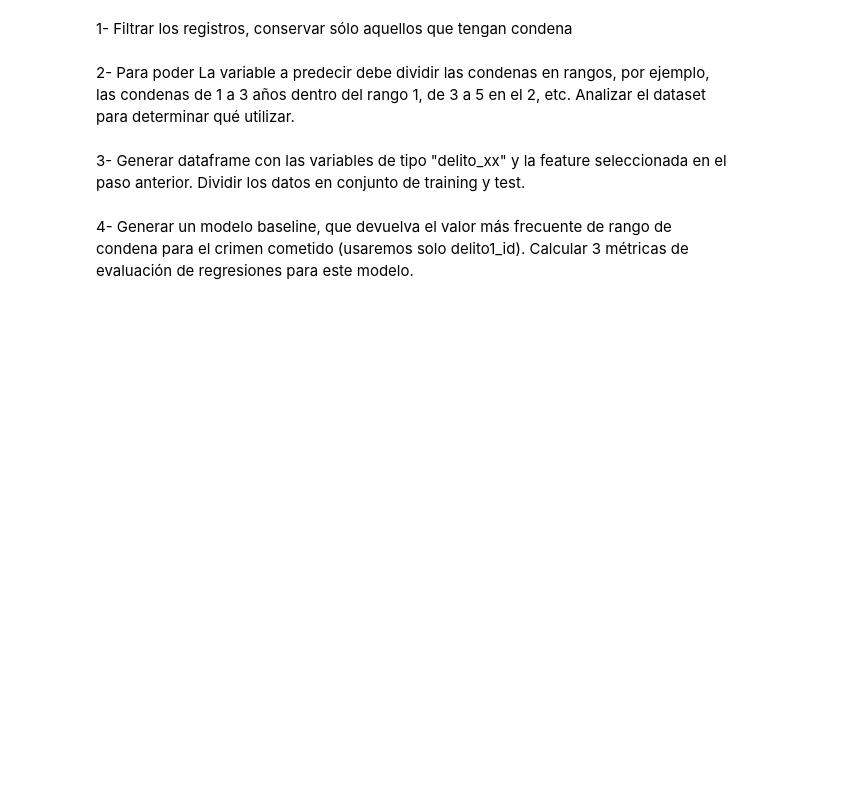
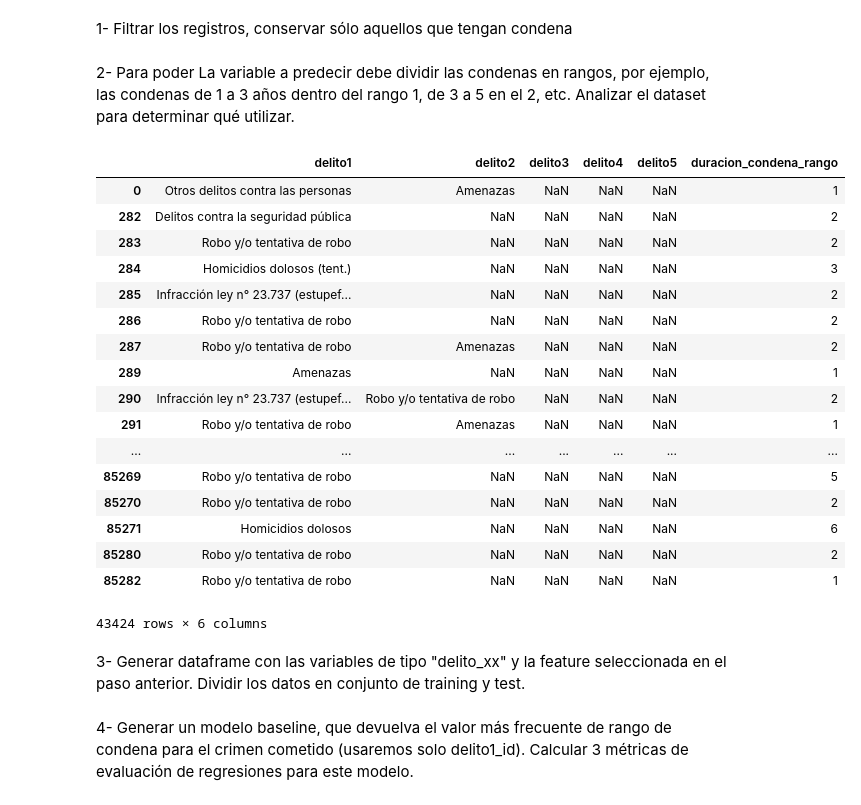
Before and after one commit to nahuelalmeira/poblacionPenal, a Jupyter notebook: IntroML/DiploDatos_PoblacionPenitenciariaArgentina_Intro_ML.ipynb, the cells around one changed output. Cells and saved outputs as stored; diff of their text form; code cells hidden in the pictures; blank space fills up the shorter version.

```diff
--- a/IntroML/DiploDatos_PoblacionPenitenciariaArgentina_Intro_ML.ipynb
+++ b/IntroML/DiploDatos_PoblacionPenitenciariaArgentina_Intro_ML.ipynb
@@ -329,11 +335,30 @@ Test (59.43710262667086, 41.64132297692475, 0.14238494312172845)
 # %% [markdown]
 2- Para poder La variable a predecir debe dividir las condenas en rangos, por ejemplo, las condenas de 1 a 3 años dentro del rango 1, de 3 a 5 en el 2, etc. Analizar el dataset para determinar qué utilizar.
 # %%
-delito_columns = ['delito{:d}_descripcion'.format(i) for i in range(1, 6)]
+delito_columns = ['delito{:d}'.format(i) for i in range(1, 6)]
 columns = delito_columns + ['duracion_condena_rango']
 data = filtered_data[columns]
 df1 = pd.DataFrame(data, columns=columns)
 df1
+# %% [output]
+|  | delito1 | delito2 | delito3 | delito4 | delito5 | duracion_condena_rango |
+| 0 | Otros delitos contra las personas | Amenazas | NaN | NaN | NaN | 1 |
+| 282 | Delitos contra la seguridad pública | NaN | NaN | NaN | NaN | 2 |
+| 283 | Robo y/o tentativa de robo | NaN | NaN | NaN | NaN | 2 |
+| 284 | Homicidios dolosos (tent.) | NaN | NaN | NaN | NaN | 3 |
+| 285 | Infracción ley n° 23.737 (estupef... | NaN | NaN | NaN | NaN | 2 |
+| 286 | Robo y/o tentativa de robo | NaN | NaN | NaN | NaN | 2 |
+| 287 | Robo y/o tentativa de robo | Amenazas | NaN | NaN | NaN | 2 |
+| 289 | Amenazas | NaN | NaN | NaN | NaN | 1 |
+| 290 | Infracción ley n° 23.737 (estupef... | Robo y/o tentativa de robo | NaN | NaN | NaN | 2 |
+| 291 | Robo y/o tentativa de robo | Amenazas | NaN | NaN | NaN | 1 |
+| ... | ... | ... | ... | ... | ... | ... |
+| 85269 | Robo y/o tentativa de robo | NaN | NaN | NaN | NaN | 5 |
+| 85270 | Robo y/o tentativa de robo | NaN | NaN | NaN | NaN | 2 |
+| 85271 | Homicidios dolosos | NaN | NaN | NaN | NaN | 6 |
+| 85280 | Robo y/o tentativa de robo | NaN | NaN | NaN | NaN | 2 |
+| 85282 | Robo y/o tentativa de robo | NaN | NaN | NaN | NaN | 1 |
+43424 rows × 6 columns
 # %% [markdown]
 3- Generar dataframe con las variables de tipo "delito_xx" y la feature seleccionada en el paso anterior. Dividir los datos en conjunto de training y test.
 # %%
```
Also changed, not shown: parts of 13 cells of this notebook.
